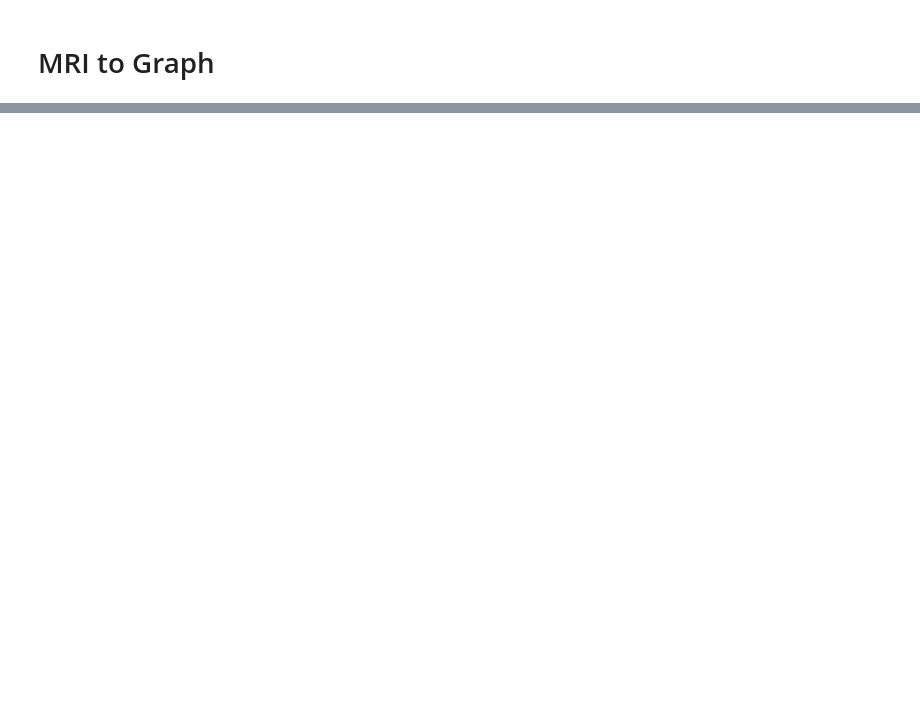
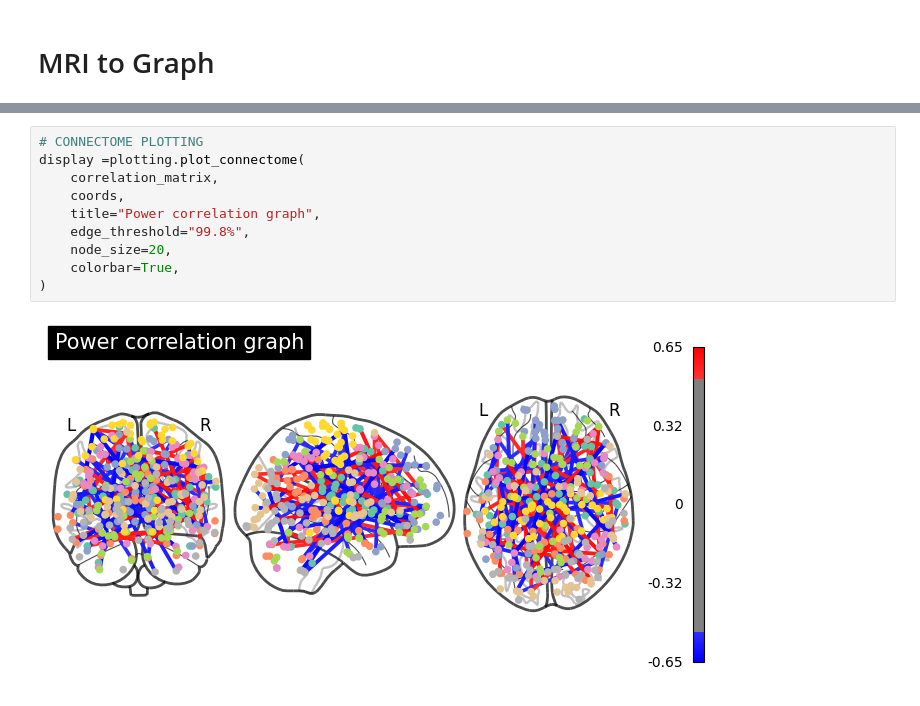
Before and after one commit to FrancescoMonaco/LFN_Project, a Jupyter notebook: LFN_Project.ipynb, the cells around one changed output, grey strips where cells are left out. Drawn from its saved outputs; the diff is of its cells as text; blank space fills up the shorter version.

```diff
--- a/LFN_Project.ipynb
+++ b/LFN_Project.ipynb
@@ -192,0 +298,12 @@ for i in range(n):
+# %%
+# CONNECTOME PLOTTING
+display =plotting.plot_connectome(
+    correlation_matrix,
+    coords,
+    title="Power correlation graph",
+    edge_threshold="99.8%",
+    node_size=20,
+    colorbar=True,
+)
+# %% [output]
+[figure, added]
```
Also changed, not shown: parts of 18 cells of this notebook.
